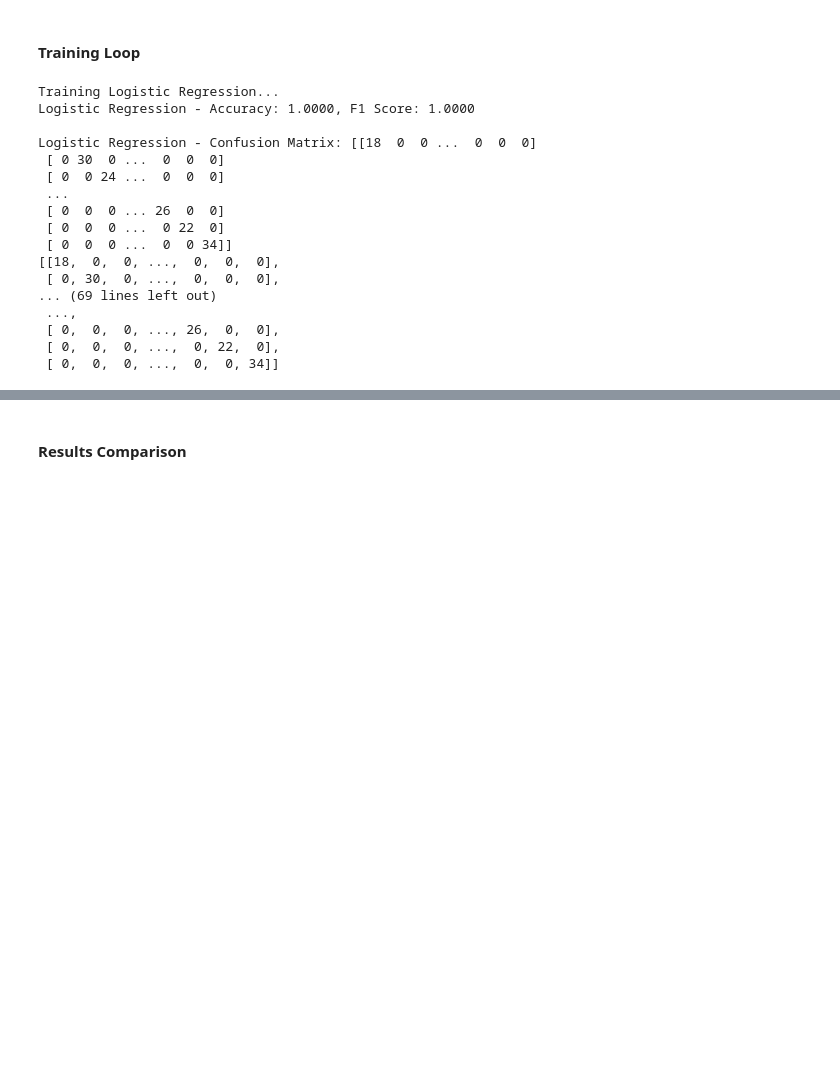
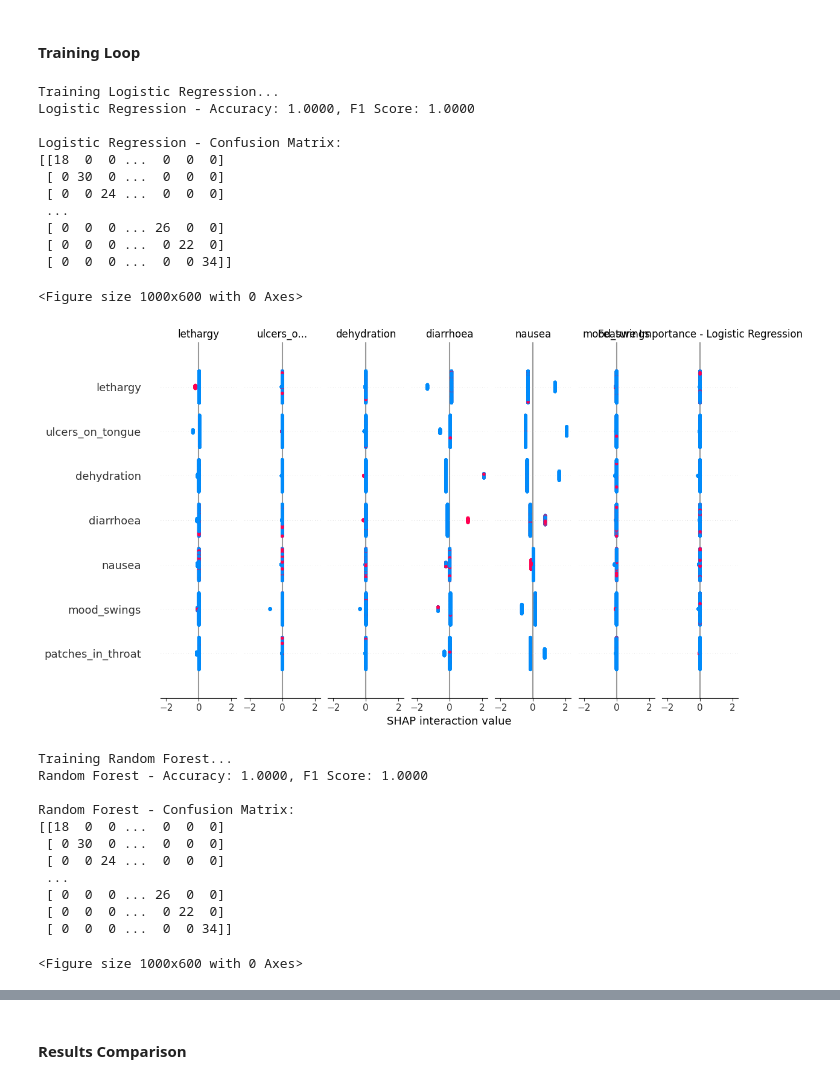
Before and after one commit to Muk88/model1, a Jupyter notebook: models/DISEASE DIAGNOSIS SYSTEM.ipynb, the cells around one changed output, grey strips where cells are left out. Cells and saved outputs as stored; diff of their text form; code cells hidden in the pictures; blank space fills up the shorter version.

```diff
--- a/models/DISEASE DIAGNOSIS SYSTEM.ipynb
+++ b/models/DISEASE DIAGNOSIS SYSTEM.ipynb
@@ -5,7 +5,7 @@
 # %%
 import pandas as pd
 # %%
-df = pd.read_csv("C:/Users/user/Downloads/Disease_diagnosis system/dataset/Training.csv")
+df = pd.read_csv("../dataset/Training.csv")
 # %%
 df.head()
 # %% [output]
@@ -66,35 +67,62 @@ results = {}
 # %% [markdown]
 #### Training Loop
 # %%
+import matplotlib.pyplot as plt
+
 for model_name, model in models.items():
     print(f"Training {model_name}...")
     model.fit(X_train, y_train)
     y_pred = model.predict(X_test)
 
     # Compute evaluation metrics
     accuracy = accuracy_score(y_test, y_pred)
     f1 = f1_score(y_test, y_pred, average='weighted')
     matrix = confusion_matrix(y_test, y_pred)
 
     print(f"{model_name} - Accuracy: {accuracy:.4f}, F1 Score: {f1:.4f}\n")
-    print(f"{model_name} - Confusion Matrix: {matrix}")
-    print(np.array2string(matrix, separator=', '))
-    results[model_name] = {"accuracy": accuracy, "f1": f1}
+    print(f"{model_name} - Confusion Matrix:\n{matrix}\n")
+
+    results[model_name] = {"accuracy": accuracy, "f1": f1, "confusion_matrix": matrix}
+
+    # SHAP Explainability
+    if model_name in ["Logistic Regression", "Random Forest"]:
+        explainer = shap.Explainer(model, X_train)
+        shap_values = explainer(X_test)
+
+        # Ensure feature names are properly indexed
+        if isinstance(X_test, pd.DataFrame):
+            feature_names = np.array(X_test.columns)  # Convert to NumPy array
+        else:
+            feature_names = np.array([f"Feature {i}" for i in range(X_test.shape[1])])
+
+        # Summary plot of feature importance
+        plt.figure(figsize=(10,6))
+        shap.summary_plot(shap_values, X_test, feature_names=feature_names, show=False)  # No .tolist()
+        plt.title(f"Feature Importance - {model_name}")
+        plt.show()
 # %% [output]
 Training Logistic Regression...
 Logistic Regression - Accuracy: 1.0000, F1 Score: 1.0000
 
-Logistic Regression - Confusion Matrix: [[18  0  0 ...  0  0  0]
+Logistic Regression - Confusion Matrix:
+[[18  0  0 ...  0  0  0]
  [ 0 30  0 ...  0  0  0]
  [ 0  0 24 ...  0  0  0]
  ...
  [ 0  0  0 ... 26  0  0]
  [ 0  0  0 ...  0 22  0]
  [ 0  0  0 ...  0  0 34]]
-[[18,  0,  0, ...,  0,  0,  0],
- [ 0, 30,  0, ...,  0,  0,  0],
-... (69 lines left out)
- ...,
- [ 0,  0,  0, ..., 26,  0,  0],
- [ 0,  0,  0, ...,  0, 22,  0],
- [ 0,  0,  0, ...,  0,  0, 34]]
+<Figure size 1000x600 with 0 Axes>
+[figure, added]
+Training Random Forest...
+Random Forest - Accuracy: 1.0000, F1 Score: 1.0000
+
+Random Forest - Confusion Matrix:
+[[18  0  0 ...  0  0  0]
+ [ 0 30  0 ...  0  0  0]
+ [ 0  0 24 ...  0  0  0]
+ ...
+ [ 0  0  0 ... 26  0  0]
+ [ 0  0  0 ...  0 22  0]
+ [ 0  0  0 ...  0  0 34]]
+<Figure size 1000x600 with 0 Axes>
```
Also changed, not shown: parts of 8 cells of this notebook, 44 other files.
